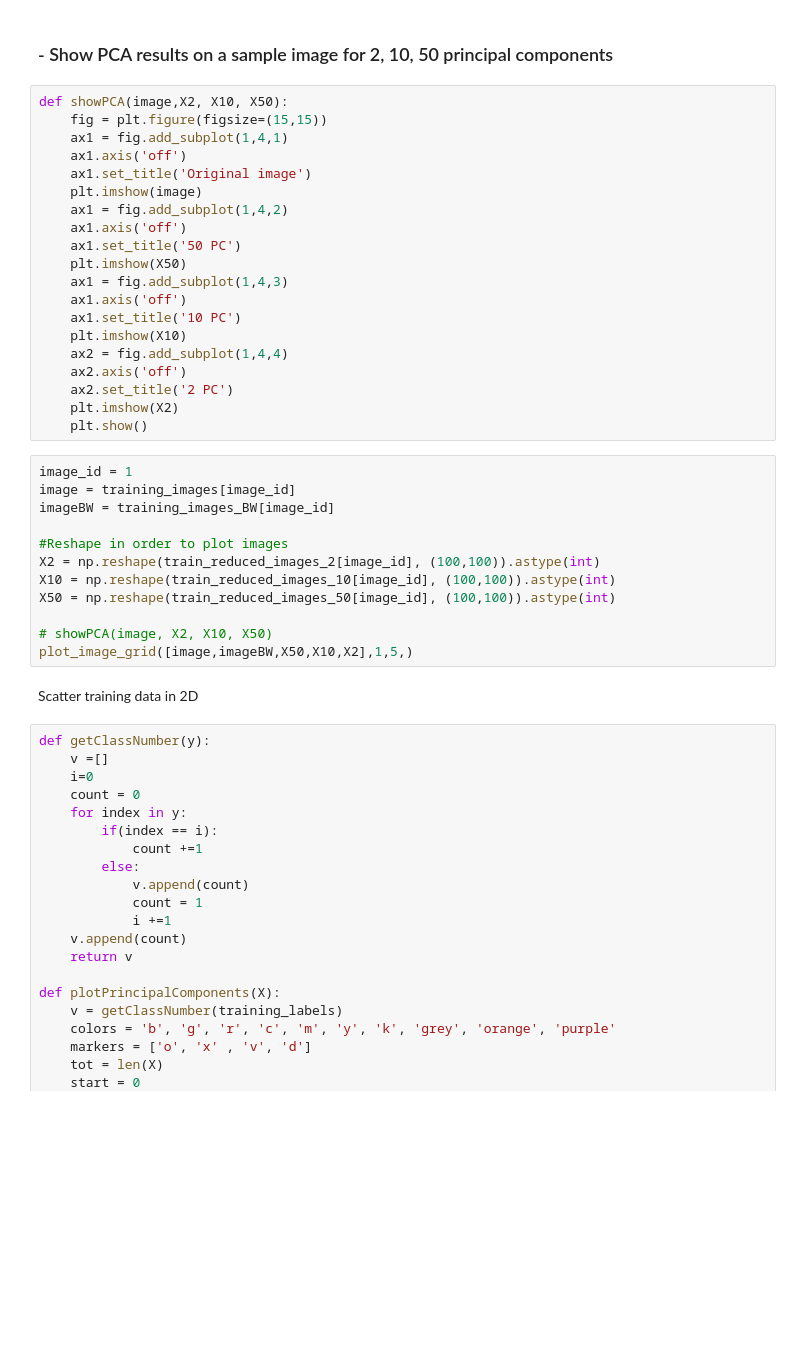
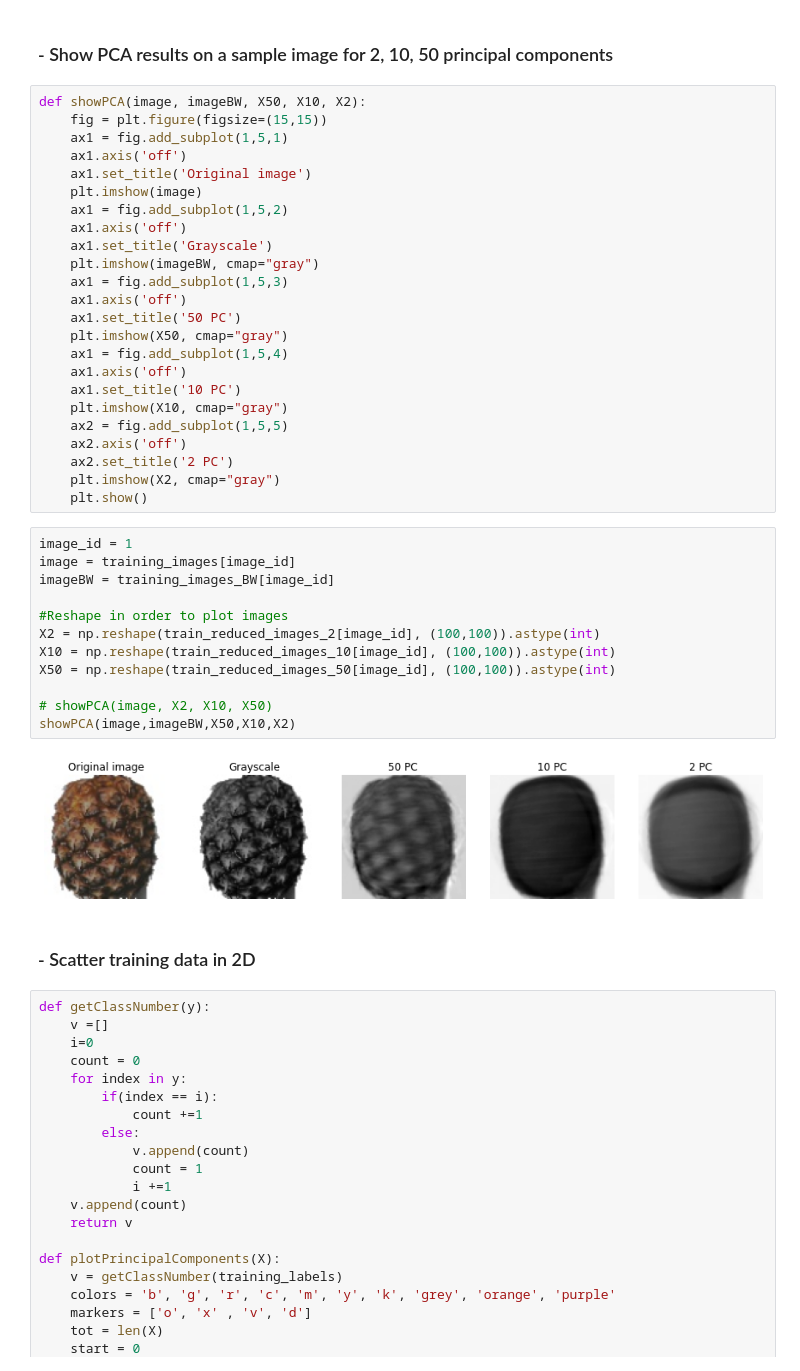
Before and after one commit to youssefg7/Fruit-Classifier, a Jupyter notebook: Project grayscale.ipynb, the cells around one changed output. Drawn from its saved outputs; the diff is of its cells as text; blank space fills up the shorter version.

```diff
--- a/Project grayscale.ipynb
+++ b/Project grayscale.ipynb
@@ -157,39 +170,45 @@ test_pc_50, test_reduced_images_50 = perform_and_inverse_PCA(50, X_test)
 # %% [markdown]
 ### - Show PCA results on a sample image for 2, 10, 50 principal components
 # %%
-def showPCA(image,X2, X10, X50):
+def showPCA(image, imageBW, X50, X10, X2):
     fig = plt.figure(figsize=(15,15))
-    ax1 = fig.add_subplot(1,4,1)
+    ax1 = fig.add_subplot(1,5,1)
     ax1.axis('off')
     ax1.set_title('Original image')
     plt.imshow(image)
-    ax1 = fig.add_subplot(1,4,2)
+    ax1 = fig.add_subplot(1,5,2)
+    ax1.axis('off')
+    ax1.set_title('Grayscale')
+    plt.imshow(imageBW, cmap="gray")
+    ax1 = fig.add_subplot(1,5,3)
     ax1.axis('off')
     ax1.set_title('50 PC')
-    plt.imshow(X50)
-    ax1 = fig.add_subplot(1,4,3)
+    plt.imshow(X50, cmap="gray")
+    ax1 = fig.add_subplot(1,5,4)
     ax1.axis('off')
     ax1.set_title('10 PC')
-    plt.imshow(X10)
-    ax2 = fig.add_subplot(1,4,4)
+    plt.imshow(X10, cmap="gray")
+    ax2 = fig.add_subplot(1,5,5)
     ax2.axis('off')
     ax2.set_title('2 PC')
-    plt.imshow(X2)
+    plt.imshow(X2, cmap="gray")
     plt.show()
 # %%
 image_id = 1
 image = training_images[image_id]
 imageBW = training_images_BW[image_id]
 
 #Reshape in order to plot images
 X2 = np.reshape(train_reduced_images_2[image_id], (100,100)).astype(int)
 X10 = np.reshape(train_reduced_images_10[image_id], (100,100)).astype(int)
 X50 = np.reshape(train_reduced_images_50[image_id], (100,100)).astype(int)
 
 # showPCA(image, X2, X10, X50)
-plot_image_grid([image,imageBW,X50,X10,X2],1,5,)
+showPCA(image,imageBW,X50,X10,X2)
+# %% [output]
+[figure, added]
 # %% [markdown]
-Scatter training data in 2D
+### - Scatter training data in 2D
 # %%
 def getClassNumber(y):
     v =[]
```
Also changed, not shown: parts of 21 cells of this notebook.
